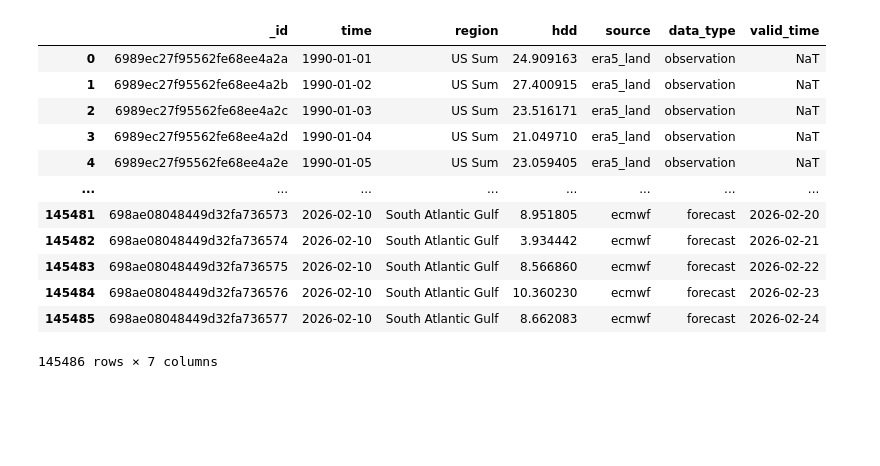
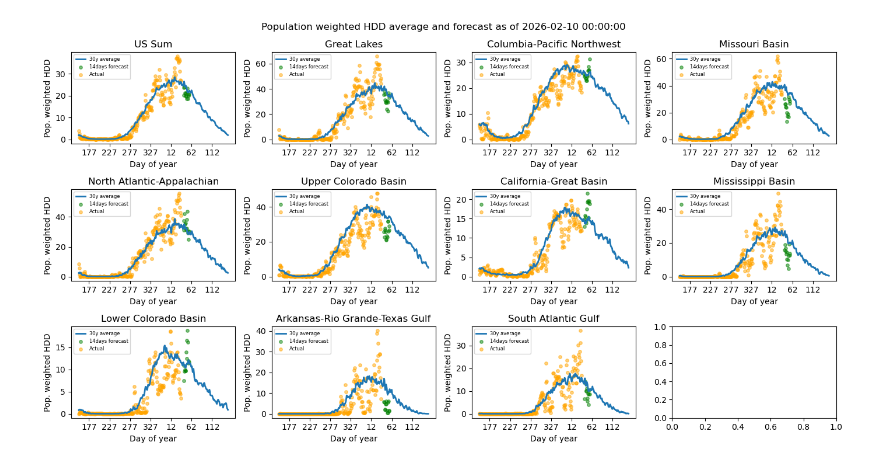
Before and after one commit to aleexv6/HDD, a Jupyter notebook: model/model.ipynb, the cells around one changed output. Saved outputs shown, nothing was run; the diff lists cells and outputs as text; code cells hidden in the pictures; blank space fills up the shorter version.

```diff
--- a/model/model.ipynb
+++ b/model/model.ipynb
@@ -12,20 +15,42 @@ import pandas as pd
 mongo = MongoWrapper(settings.MONGO_URI_PROD, settings.MONGO_DB) #mongo client
 repo = ResultsRepository(mongo_client=mongo, repo=settings.MONGO_COLLECTION) #mongo repo
 # %%
-df = pd.DataFrame(list(repo.col.find({}, {'_id': False})))
+df = pd.DataFrame(list(repo.col.find({'winter_year': 2025}, {'_id': False})))
-# %%
-df
-# %% [output]
-|  | _id | time | region | hdd | source | data_type | valid_time |
-| 0 | 6989ec27f95562fe68ee4a2a | 1990-01-01 | US Sum | 24.909163 | era5_land | observation | NaT |
-| 1 | 6989ec27f95562fe68ee4a2b | 1990-01-02 | US Sum | 27.400915 | era5_land | observation | NaT |
-| 2 | 6989ec27f95562fe68ee4a2c | 1990-01-03 | US Sum | 23.516171 | era5_land | observation | NaT |
-| 3 | 6989ec27f95562fe68ee4a2d | 1990-01-04 | US Sum | 21.049710 | era5_land | observation | NaT |
-| 4 | 6989ec27f95562fe68ee4a2e | 1990-01-05 | US Sum | 23.059405 | era5_land | observation | NaT |
-| ... | ... | ... | ... | ... | ... | ... | ... |
-| 145481 | 698ae08048449d32fa736573 | 2026-02-10 | South Atlantic Gulf | 8.951805 | ecmwf | forecast | 2026-02-20 |
-| 145482 | 698ae08048449d32fa736574 | 2026-02-10 | South Atlantic Gulf | 3.934442 | ecmwf | forecast | 2026-02-21 |
-| 145483 | 698ae08048449d32fa736575 | 2026-02-10 | South Atlantic Gulf | 8.566860 | ecmwf | forecast | 2026-02-22 |
-| 145484 | 698ae08048449d32fa736576 | 2026-02-10 | South Atlantic Gulf | 10.360230 | ecmwf | forecast | 2026-02-23 |
-| 145485 | 698ae08048449d32fa736577 | 2026-02-10 | South Atlantic Gulf | 8.662083 | ecmwf | forecast | 2026-02-24 |
-145486 rows × 7 columns
+# %%
+base_hdd = pd.read_csv('../utils/files/base_revised.csv')
+base_hdd = base_hdd.rename(columns={'Unnamed: 0': 'Day of year'})
+base_hdd = base_hdd.set_index('Day of year')
+# %%
+df_obs = df[df['data_type'] == 'observation']
+df_forecast = df[df['data_type'] == 'forecast']
+df_obs['doy'] = df_obs['time'].dt.dayofyear
+df_forecast['doy'] = df_forecast['valid_time'].dt.dayofyear
+# %%
+base_hdd_rearranged = pd.concat([base_hdd.loc[213:365], base_hdd.loc[0:212]]) #rearrange from 1st august to 31 july
+
+cols = 4
+rows = math.ceil(len(base_hdd_rearranged.columns) / cols)
+
+fig, ax = plt.subplots(nrows=rows, ncols=cols, figsize=(14, 2.5 * rows))
+ax = ax.flatten()
+
+tick_positions = range(25, len(base_hdd_rearranged), 50)  #Every 50 days
+tick_labels = [base_hdd_rearranged.index[pos] for pos in tick_positions]
+
+for i, col in enumerate(base_hdd_rearranged.columns):
+    df_forecast_region = df_forecast[df_forecast['region'] == col]
+    df_obs_region = df_obs[df_obs['region'] == col]
+    ax[i].plot(base_hdd_rearranged[col].values, linewidth=2, label='30y average')
+    ax[i].scatter(df_forecast_region['doy'], df_forecast_region['hdd'], s=15, alpha=0.5, color='green', label='14days forecast')
+    ax[i].scatter(df_obs_region['doy'], df_obs_region['hdd'], s=15, alpha=0.5, color='orange', label='Actual')
+    ax[i].set_title(f'{col}')
+    ax[i].set_xticks(tick_positions)
+    ax[i].set_xticklabels(tick_labels)
+    ax[i].set_xlabel('Day of year')
+    ax[i].set_ylabel('Pop. weighted HDD')
+    ax[i].legend(fontsize=6)
+plt.suptitle(f'Population weighted HDD average and forecast as of {df_forecast['time'].unique()[0]}')
+plt.tight_layout()
+plt.show()
+# %% [output]
+[figure, added]
```
Also changed, not shown: parts of 1 cell of this notebook, 3 other files.
